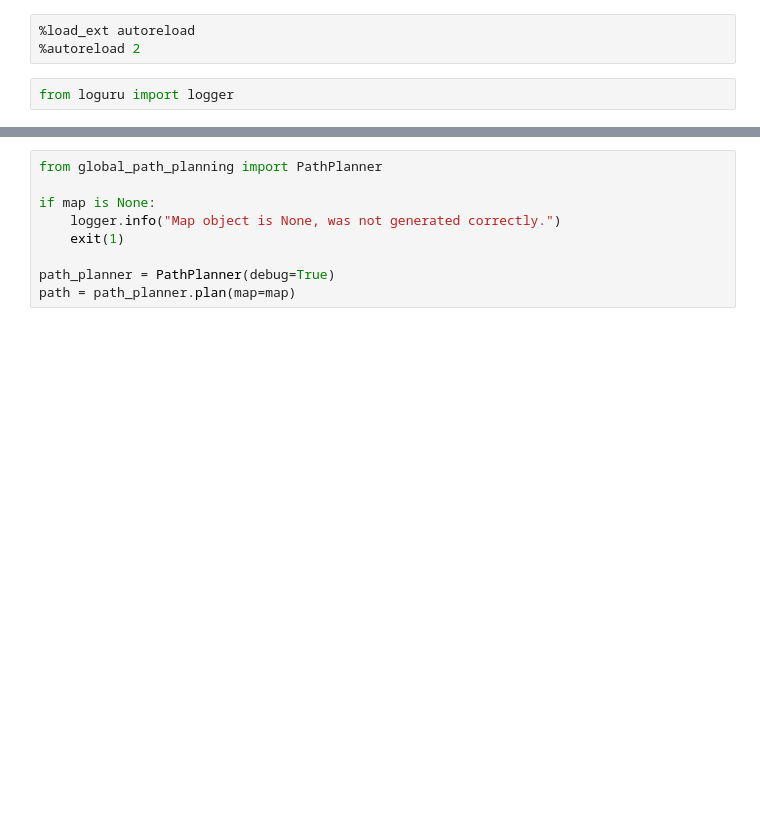
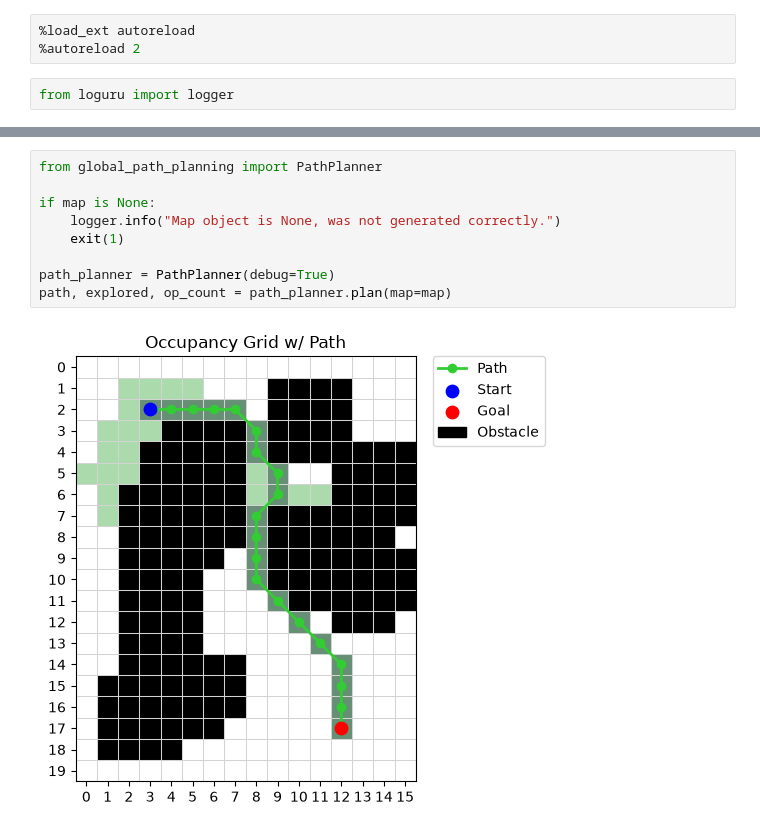
Before and after one commit to sohamm29/epfl-mobile-robotics-project, a Jupyter notebook: src/report.ipynb, the cells around one changed output, grey strips where cells are left out. Drawn from its saved outputs; the diff is of its cells as text; blank space fills up the shorter version.

```diff
--- a/src/report.ipynb
+++ b/src/report.ipynb
@@ -27,9 +51,11 @@ print(map)
 # %%
 from global_path_planning import PathPlanner
 
 if map is None:
     logger.info("Map object is None, was not generated correctly.")
     exit(1)
 
 path_planner = PathPlanner(debug=True)
-path = path_planner.plan(map=map)
+path, explored, op_count = path_planner.plan(map=map)
+# %% [output]
+[figure, added]
```
Also changed, not shown: parts of 2 cells of this notebook, 1 other file.
